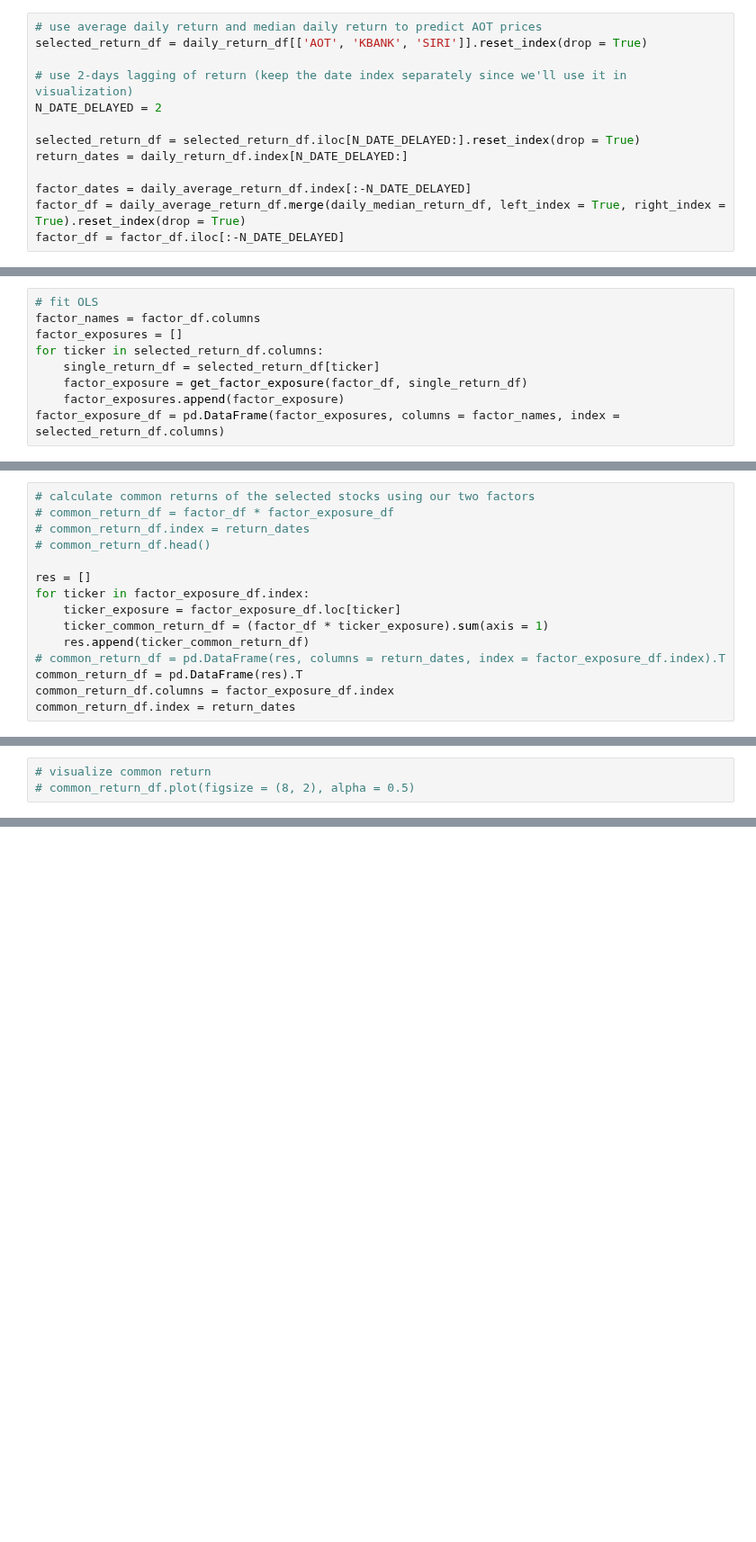
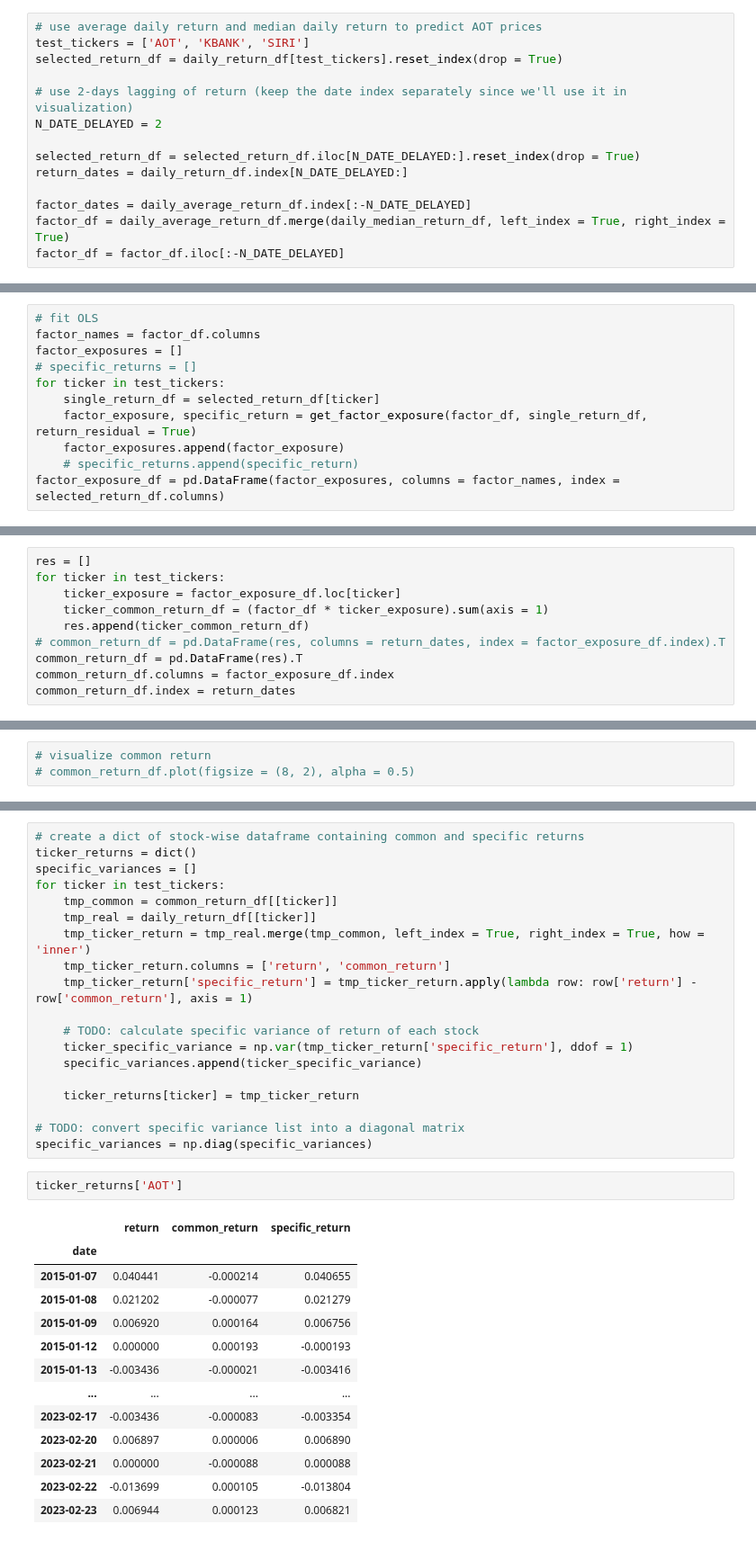
Before and after one commit to pasinsiri/quant-investment, a Jupyter notebook: alpha_factor.ipynb, the cells around one changed output, grey strips where cells are left out. Shown at 90% size. Cells and saved outputs as stored; diff of their text form; blank space fills up the shorter version.

```diff
--- a/alpha_factor.ipynb
+++ b/alpha_factor.ipynb
@@ -200,7 +208,8 @@ def get_factor_exposure(factor_return, asset_return, return_residual:bool = Fals
         return lr.coef_
 # %%
 # use average daily return and median daily return to predict AOT prices
-selected_return_df = daily_return_df[['AOT', 'KBANK', 'SIRI']].reset_index(drop = True)
+test_tickers = ['AOT', 'KBANK', 'SIRI']
+selected_return_df = daily_return_df[test_tickers].reset_index(drop = True)
 
 # use 2-days lagging of return (keep the date index separately since we'll use it in visualization)
 N_DATE_DELAYED = 2
@@ -209,5 +218,5 @@ selected_return_df = selected_return_df.iloc[N_DATE_DELAYED:].reset_index(drop =
 return_dates = daily_return_df.index[N_DATE_DELAYED:]
 
 factor_dates = daily_average_return_df.index[:-N_DATE_DELAYED]
-factor_df = daily_average_return_df.merge(daily_median_return_df, left_index = True, right_index = True).reset_index(drop = True)
+factor_df = daily_average_return_df.merge(daily_median_return_df, left_index = True, right_index = True)
 factor_df = factor_df.iloc[:-N_DATE_DELAYED]
@@ -217,10 +236,12 @@ assert selected_return_df.shape[0] == factor_df.shape[0], 'Number of rows do not
 # fit OLS
 factor_names = factor_df.columns
 factor_exposures = []
-for ticker in selected_return_df.columns:
+# specific_returns = []
+for ticker in test_tickers:
     single_return_df = selected_return_df[ticker]
-    factor_exposure = get_factor_exposure(factor_df, single_return_df)
+    factor_exposure, specific_return = get_factor_exposure(factor_df, single_return_df, return_residual = True)
     factor_exposures.append(factor_exposure)
+    # specific_returns.append(specific_return)
 factor_exposure_df = pd.DataFrame(factor_exposures, columns = factor_names, index = selected_return_df.columns)
 # %%
 factor_exposure_df
@@ -242,11 +254,6 @@ factor_df.head()
 # %%
-# calculate common returns of the selected stocks using our two factors
-# common_return_df = factor_df * factor_exposure_df
-# common_return_df.index = return_dates
-# common_return_df.head()
-
 res = []
-for ticker in factor_exposure_df.index:
+for ticker in test_tickers:
     ticker_exposure = factor_exposure_df.loc[ticker]
     ticker_common_return_df = (factor_df * ticker_exposure).sum(axis = 1)
     res.append(ticker_common_return_df)
@@ -277,0 +277,35 @@ all_return_df['stock_return'] = selected_return_df.values
+# %%
+# create a dict of stock-wise dataframe containing common and specific returns
+ticker_returns = dict()
+specific_variances = []
+for ticker in test_tickers:
+    tmp_common = common_return_df[[ticker]]
+    tmp_real = daily_return_df[[ticker]]
+    tmp_ticker_return = tmp_real.merge(tmp_common, left_index = True, right_index = True, how = 'inner')
+    tmp_ticker_return.columns = ['return', 'common_return']
+    tmp_ticker_return['specific_return'] = tmp_ticker_return.apply(lambda row: row['return'] - row['common_return'], axis = 1)
+
+    # TODO: calculate specific variance of return of each stock
+    ticker_specific_variance = np.var(tmp_ticker_return['specific_return'], ddof = 1)
+    specific_variances.append(ticker_specific_variance)
+
+    ticker_returns[ticker] = tmp_ticker_return
+
+# TODO: convert specific variance list into a diagonal matrix
+specific_variances = np.diag(specific_variances)
+# %%
+ticker_returns['AOT']
+# %% [output]
+|  | return | common_return | specific_return |
+| date |  |  |  |
+| 2015-01-07 | 0.040441 | -0.000214 | 0.040655 |
+| 2015-01-08 | 0.021202 | -0.000077 | 0.021279 |
+| 2015-01-09 | 0.006920 | 0.000164 | 0.006756 |
+| 2015-01-12 | 0.000000 | 0.000193 | -0.000193 |
+| 2015-01-13 | -0.003436 | -0.000021 | -0.003416 |
+| ... | ... | ... | ... |
+| 2023-02-17 | -0.003436 | -0.000083 | -0.003354 |
+| 2023-02-20 | 0.006897 | 0.000006 | 0.006890 |
+| 2023-02-21 | 0.000000 | -0.000088 | 0.000088 |
+| 2023-02-22 | -0.013699 | 0.000105 | -0.013804 |
+| 2023-02-23 | 0.006944 | 0.000123 | 0.006821 |
```
Also changed, not shown: parts of 17 cells of this notebook.
